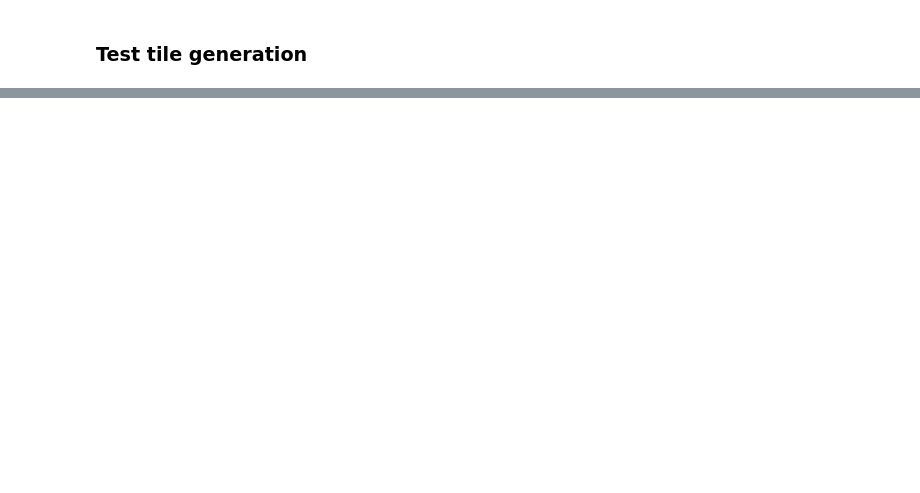
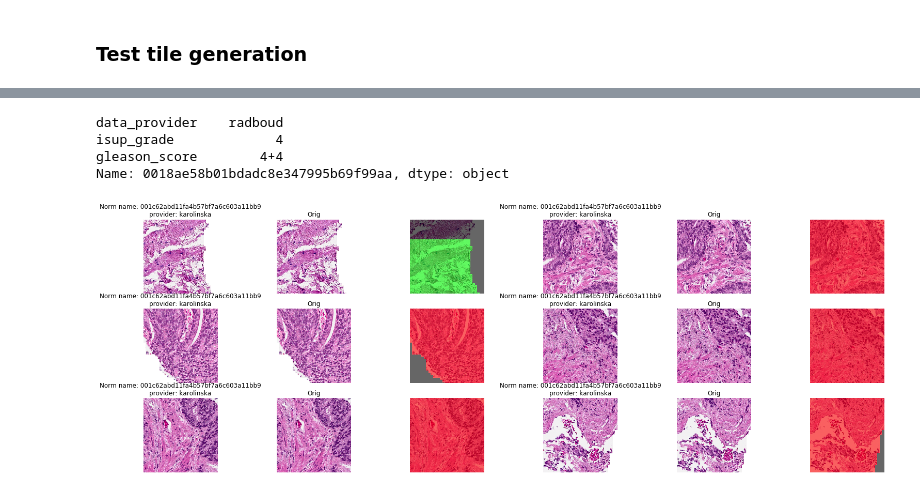
Before and after one commit to jspolson/STRIP_AI_Challenge, a Jupyter notebook: preprocessing.ipynb, the cells around one changed output, grey strips where cells are left out. Saved outputs shown, nothing was run; the diff lists cells and outputs as text; code cells hidden in the pictures; blank space fills up the shorter version.

Commit message:
verify tile generation code

```diff
--- a/preprocessing.ipynb
+++ b/preprocessing.ipynb
@@ -121,0 +132,11 @@ plot_tiles(sample_orig, sample_norm, sample_mask, sample_label, sample.index[0],
+# %%
+lmdb_dir = f"{data_dir}/sample_processed/"
+env_tiles = lmdb.open(f"{lmdb_dir}/tiles", max_readers=3, readonly=True, lock=False,
+                    readahead=False, meminit=False)
+env_label_masks = lmdb.open(f"{lmdb_dir}/label_masks", max_readers=3, readonly=True, lock=False,
+                readahead=False, meminit=False)
+env_tissue_masks = lmdb.open(f"{lmdb_dir}/tissue_masks", max_readers=3, readonly=True, lock=False,
+                readahead=False, meminit=False)
+env_locations = lmdb.open(f"{lmdb_dir}/locations", max_readers=3, readonly=True, lock=False,
+                readahead=False, meminit=False)
+slide_tiles_map = json.load(open(f"{lmdb_dir}/slides_tiles_mappding.json", "r"))
@@ -121,0 +203,20 @@ plot_tiles(sample_orig, sample_norm, sample_mask, sample_label, sample.index[0],
+# %%
+# sample_slide_name = random.sample(list(slide_tiles_map.keys()), 2)[0]
+sample_slide_name = random.sample(list(slide_tiles_map.keys()), 1)[0]
+sample = train_slides_df.loc[sample_slide_name]
+sample
+# %% [output]
+data_provider    radboud
+isup_grade             4
+gleason_score        4+4
+Name: 0018ae58b01bdadc8e347995b69f99aa, dtype: object
+# %%
+tiles, masks, labels, tile_locations = read_lmdb(sample_slide_name, slide_tiles_map, env_tiles, env_label_masks,
+                                                 env_tissue_masks, env_locations, tile_size=512)
+# %%
+sample_tile_idx = random.sample(range(0, len(tiles)), 6)
+sample_orig, sample_norm = tiles[sample_tile_idx], tiles[sample_tile_idx]
+sample_mask, sample_label = masks[sample_tile_idx], labels[sample_tile_idx]
+plot_tiles(sample_orig, sample_norm, sample_mask, sample_label, sample_slide_name, sample.data_provider)
+# %% [output]
+[figure, added]
```
Also changed, not shown: parts of 11 cells of this notebook, 2 other files.
